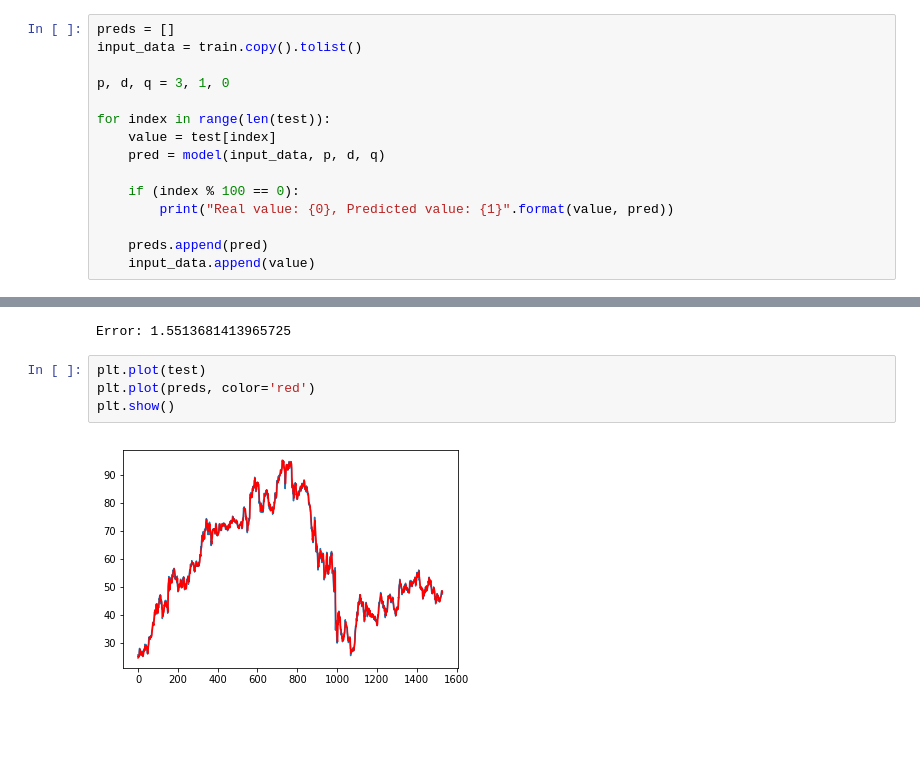
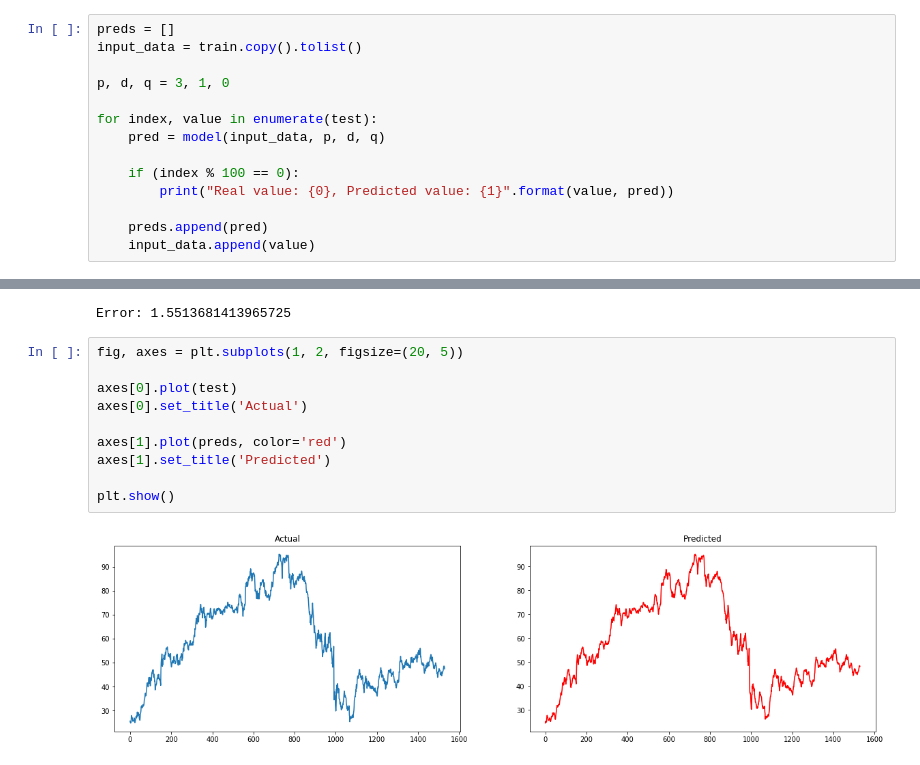
Before and after one commit to 2-men-team/StatsModelPresentation, a Jupyter notebook: ARIMA for exchange rates.ipynb, the cells around one changed output, grey strips where cells are left out. Drawn from its saved outputs; the diff is of its cells as text; blank space fills up the shorter version.

```diff
--- a/ARIMA for exchange rates.ipynb
+++ b/ARIMA for exchange rates.ipynb
@@ -69,8 +69,7 @@ input_data = train.copy().tolist()
 
 p, d, q = 3, 1, 0
 
-for index in range(len(test)):
-    value = test[index]
+for index, value in enumerate(test):
     pred = model(input_data, p, d, q)
 
     if (index % 100 == 0):
@@ -99,9 +98,15 @@ Real value: [46.227], Predicted value: [46.15172243]
 print("Error: " + str(mean_squared_error(test, preds)))
 # %% [output]
 Error: 1.5513681413965725
-# %%
-plt.plot(test)
-plt.plot(preds, color='red')
-plt.show()
-# %% [output]
-[figure, removed]
+# %%
+fig, axes = plt.subplots(1, 2, figsize=(20, 5))
+
+axes[0].plot(test)
+axes[0].set_title('Actual')
+
+axes[1].plot(preds, color='red')
+axes[1].set_title('Predicted')
+
+plt.show()
+# %% [output]
+[figure, added]
```
Also changed, not shown: 1 other file.
